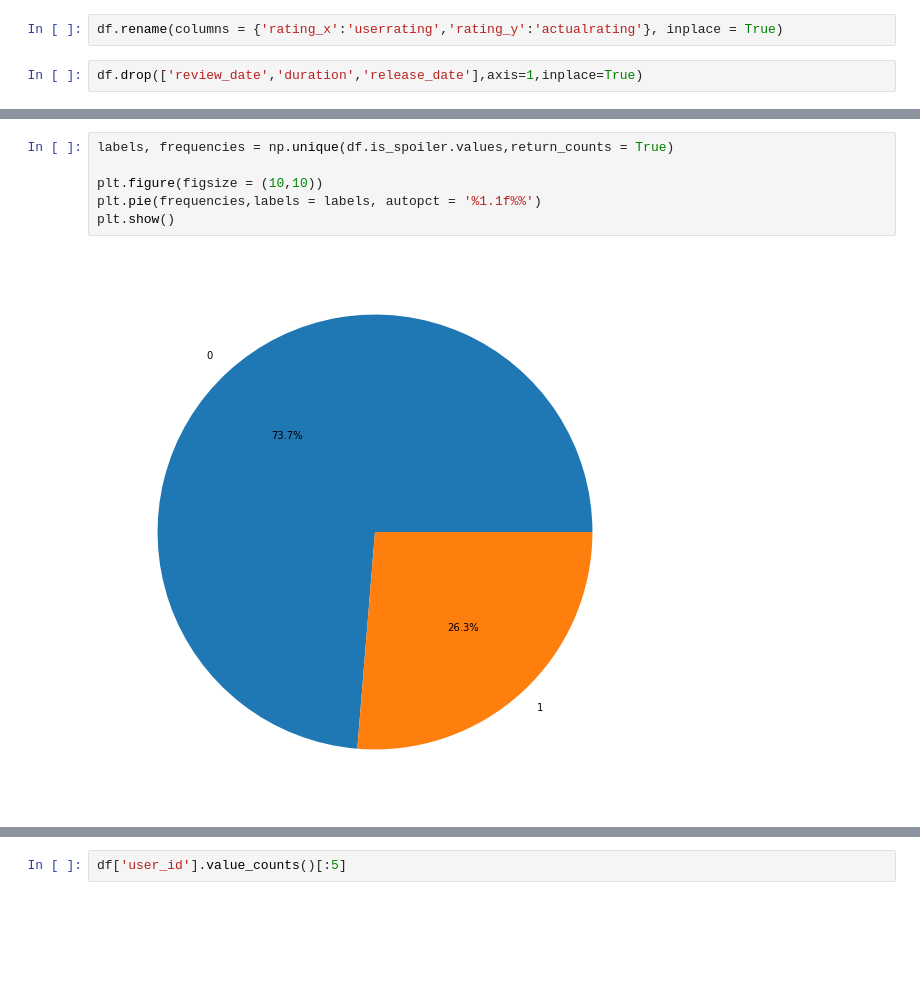
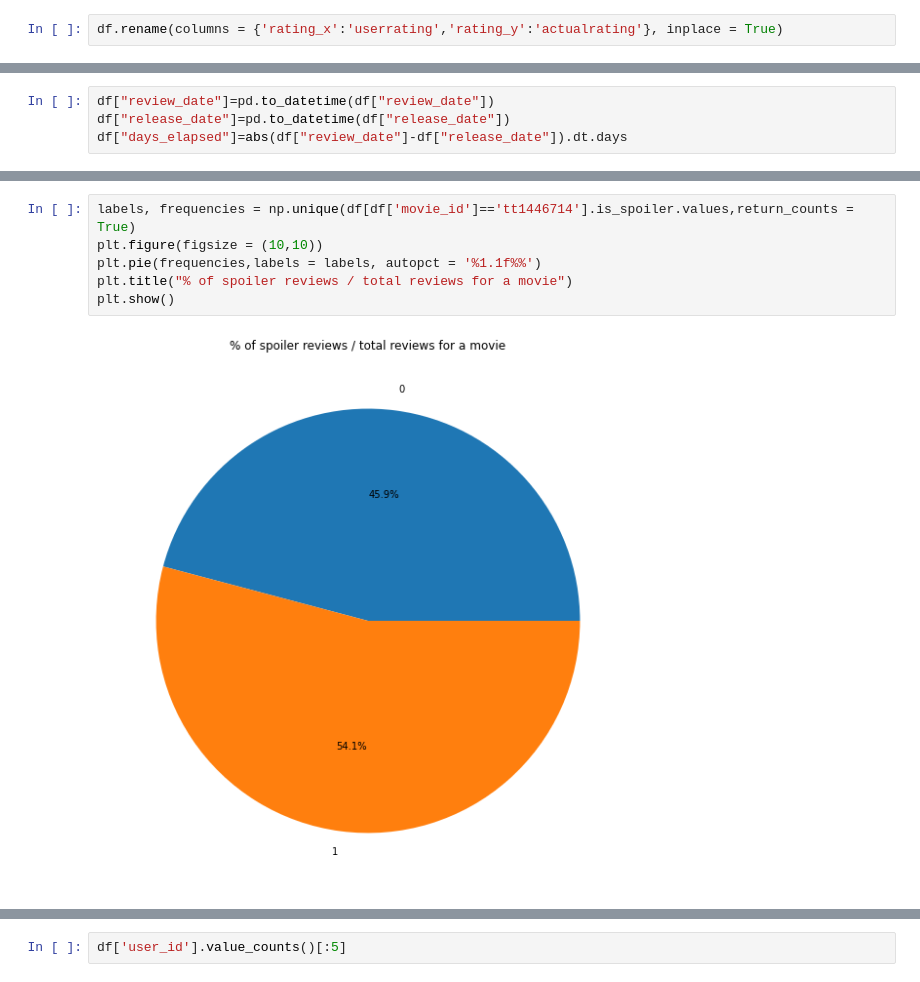
Before and after one commit to rahvlrawat/Spoiler-Classification-Recommendation-System, a Jupyter notebook: Spoiler_Alert.ipynb, the cells around one changed output, grey strips where cells are left out. Drawn from its saved outputs; the diff is of its cells as text; blank space fills up the shorter version.

```diff
--- a/Spoiler_Alert.ipynb
+++ b/Spoiler_Alert.ipynb
@@ -106,5 +106,3 @@ df.head()
 | 4 | 20 May 2004 | tt0111161 | ur0226855 | True | At the heart of this extraordinar... | 8 | Great story, wondrously told and ... | Chronicles the experiences of a f... | ... |
 # %%
 df.rename(columns = {'rating_x':'userrating','rating_y':'actualrating'}, inplace = True)
-# %%
-df.drop(['review_date','duration','release_date'],axis=1,inplace=True)
@@ -111,3 +111,7 @@ df.drop(['review_date','duration','release_date'],axis=1,inplace=True)
+# %%
+df["review_date"]=pd.to_datetime(df["review_date"])
+df["release_date"]=pd.to_datetime(df["release_date"])
+df["days_elapsed"]=abs(df["review_date"]-df["release_date"]).dt.days
 # %%
 df.head()
 # %% [output]
@@ -159,8 +294,8 @@ df['actualrating'].plot(kind='hist')
 # %%
-labels, frequencies = np.unique(df.is_spoiler.values,return_counts = True)
-
+labels, frequencies = np.unique(df[df['movie_id']=='tt1446714'].is_spoiler.values,return_counts = True)
 plt.figure(figsize = (10,10))
 plt.pie(frequencies,labels = labels, autopct = '%1.1f%%')
+plt.title("% of spoiler reviews / total reviews for a movie")
 plt.show()
 # %% [output]
-[figure, old version]
+[figure, new version]
```
Also changed, not shown: parts of 120 cells of this notebook.
